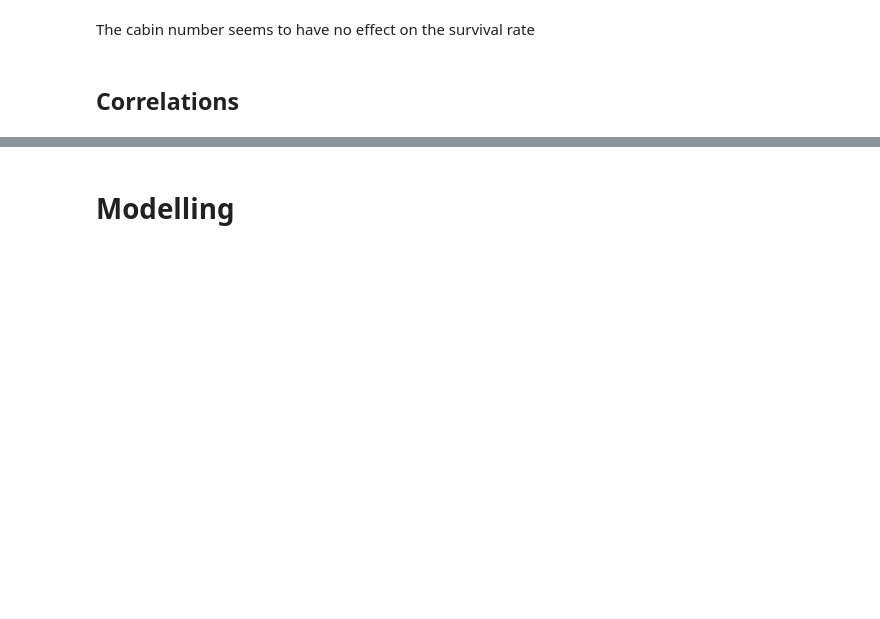
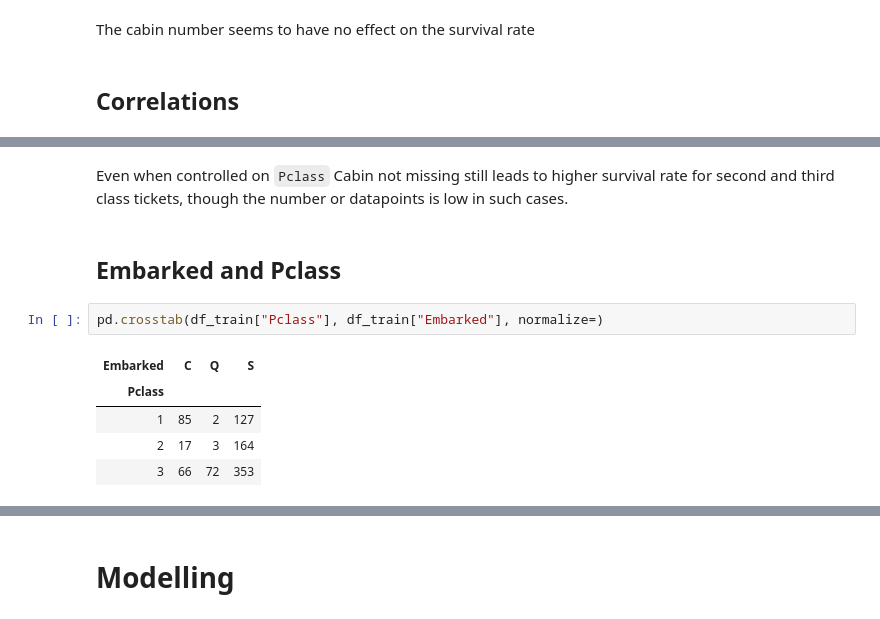
Before and after one commit to gergelyBognar/titanic, a Jupyter notebook: titanic.ipynb, the cells around one changed output, grey strips where cells are left out. Drawn from its saved outputs; the diff is of its cells as text; blank space fills up the shorter version.

```diff
--- a/titanic.ipynb
+++ b/titanic.ipynb
@@ -707,0 +757,12 @@ plt.show()
+# %% [markdown]
+Even when controlled on `Pclass` Cabin not missing still leads to higher survival rate for second and third class tickets, though the number or datapoints is low in such cases.
+# %% [markdown]
+## Embarked and Pclass
+# %%
+pd.crosstab(df_train["Pclass"], df_train["Embarked"], normalize=)
+# %% [output]
+| Embarked | C | Q | S |
+| Pclass |  |  |  |
+| 1 | 85 | 2 | 127 |
+| 2 | 17 | 3 | 164 |
+| 3 | 66 | 72 | 353 |
```
Also changed, not shown: parts of 9 cells of this notebook.
